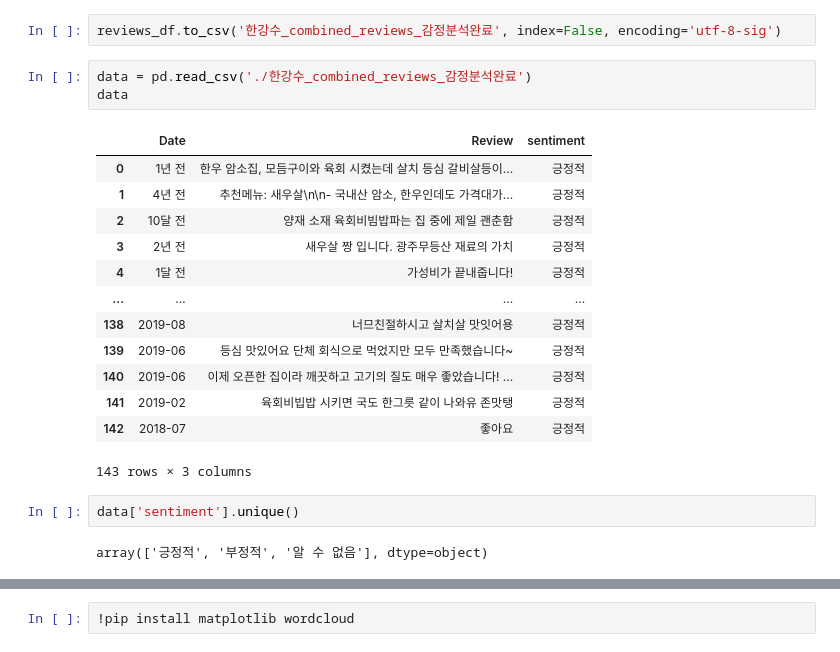
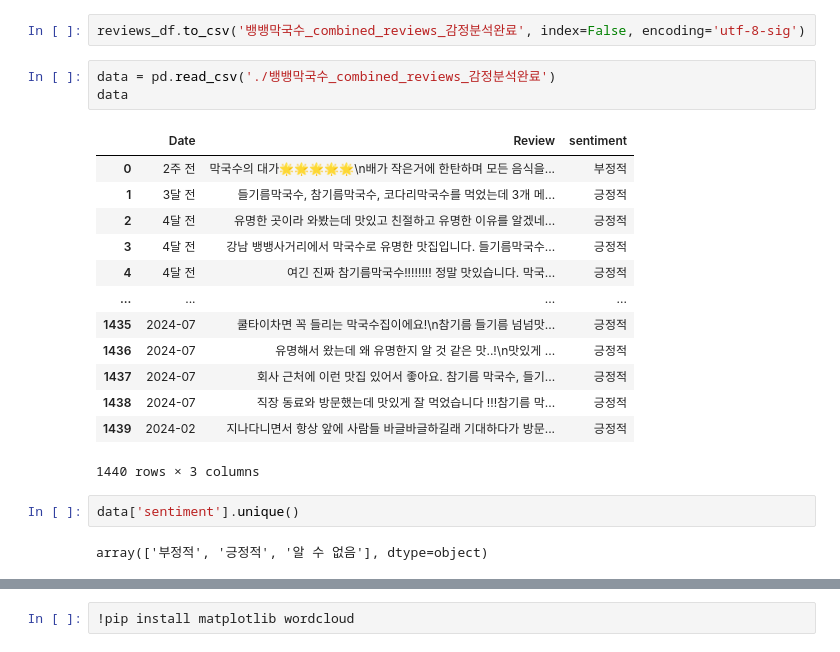
Before and after one commit to namolee/fintech_service, a Jupyter notebook: Fintech_project/최종감정분석_openai_api.ipynb, the cells around one changed output, grey strips where cells are left out. Drawn from its saved outputs; the diff is of its cells as text.

```diff
--- a/Fintech_project/최종감정분석_openai_api.ipynb
+++ b/Fintech_project/최종감정분석_openai_api.ipynb
@@ -126,28 +125,28 @@ print("감정 분석 완료")
 # %% [output]
 감정 분석 완료
 # %%
-reviews_df.to_csv('한강수_combined_reviews_감정분석완료', index=False, encoding='utf-8-sig')
+reviews_df.to_csv('뱅뱅막국수_combined_reviews_감정분석완료', index=False, encoding='utf-8-sig')
 # %%
-data = pd.read_csv('./한강수_combined_reviews_감정분석완료')
+data = pd.read_csv('./뱅뱅막국수_combined_reviews_감정분석완료')
 data
 # %% [output]
 |  | Date | Review | sentiment |
-| 0 | 1년 전 | 한우 암소집, 모듬구이와 육회 시켰는데 살치 등심 갈비살등이... | 긍정적 |
-| 1 | 4년 전 | 추천메뉴: 새우살\n\n- 국내산 암소, 한우인데도 가격대가... | 긍정적 |
-| 2 | 10달 전 | 양재 소재 육회비빔밥파는 집 중에 제일 괜춘함 | 긍정적 |
-| 3 | 2년 전 | 새우살 짱 입니다. 광주무등산 재료의 가치 | 긍정적 |
-| 4 | 1달 전 | 가성비가 끝내줍니다! | 긍정적 |
+| 0 | 2주 전 | 막국수의 대가🌟🌟🌟🌟🌟\n배가 작은거에 한탄하며 모든 음식을... | 부정적 |
+| 1 | 3달 전 | 들기름막국수, 참기름막국수, 코다리막국수를 먹었는데 3개 메... | 긍정적 |
+| 2 | 4달 전 | 유명한 곳이라 와봤는데 맛있고 친절하고 유명한 이유를 알겠네... | 긍정적 |
+| 3 | 4달 전 | 강남 뱅뱅사거리에서 막국수로 유명한 맛집입니다. 들기름막국수... | 긍정적 |
+| 4 | 4달 전 | 여긴 진짜 참기름막국수!!!!!!!! 정말 맛있습니다. 막국... | 긍정적 |
 | ... | ... | ... | ... |
-| 138 | 2019-08 | 너므친절하시고 살치살 맛잇어용 | 긍정적 |
-| 139 | 2019-06 | 등심 맛있어요 단체 회식으로 먹었지만 모두 만족했습니다~ | 긍정적 |
-| 140 | 2019-06 | 이제 오픈한 집이라 깨끗하고 고기의 질도 매우 좋았습니다! ... | 긍정적 |
-| 141 | 2019-02 | 육회비빕밥 시키면 국도 한그릇 같이 나와유 존맛탱 | 긍정적 |
-| 142 | 2018-07 | 좋아요 | 긍정적 |
+| 1435 | 2024-07 | 쿨타이차면 꼭 들리는 막국수집이에요!\n참기름 들기름 넘넘맛... | 긍정적 |
+| 1436 | 2024-07 | 유명해서 왔는데 왜 유명한지 알 것 같은 맛..!\n맛있게 ... | 긍정적 |
+| 1437 | 2024-07 | 회사 근처에 이런 맛집 있어서 좋아요. 참기름 막국수, 들기... | 긍정적 |
+| 1438 | 2024-07 | 직장 동료와 방문했는데 맛있게 잘 먹었습니다 !!!참기름 막... | 긍정적 |
+| 1439 | 2024-02 | 지나다니면서 항상 앞에 사람들 바글바글하길래 기대하다가 방문... | 긍정적 |
-143 rows × 3 columns
+1440 rows × 3 columns
 # %%
 data['sentiment'].unique()
 # %% [output]
-array(['긍정적', '부정적', '알 수 없음'], dtype=object)
+array(['부정적', '긍정적', '알 수 없음'], dtype=object)
 # %%
 data[data['sentiment']=='알 수 없음']
 # %% [output]
```
Also changed, not shown: parts of 18 cells of this notebook, 6 other files.
